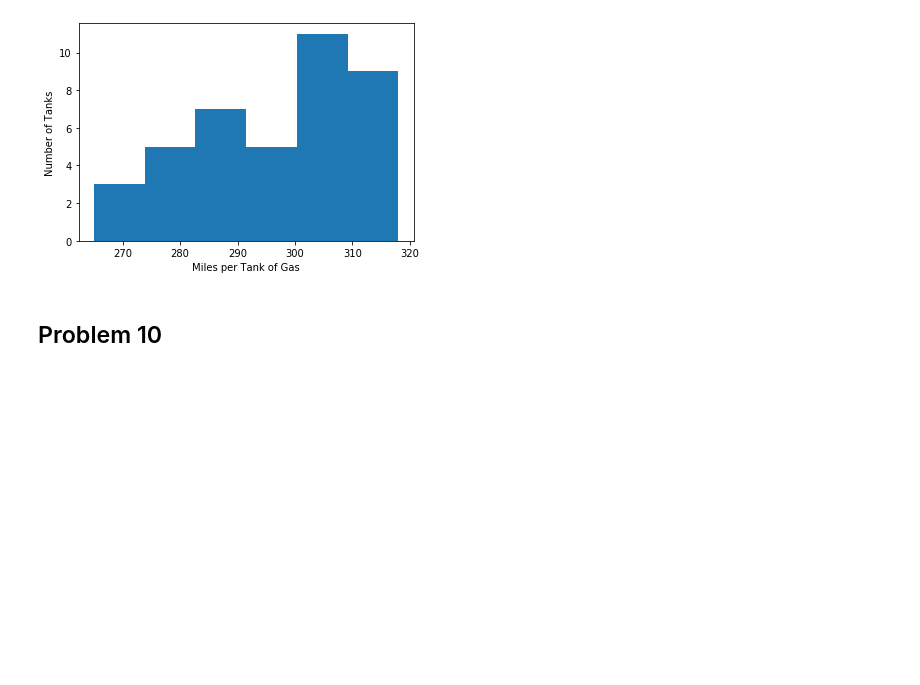
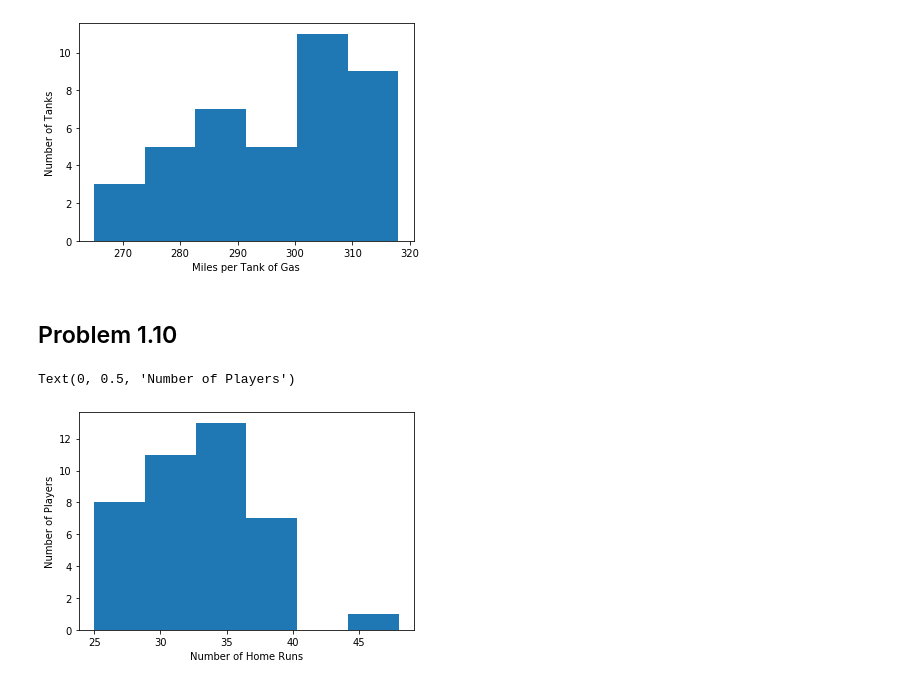
Before and after one commit to paulaonea/python-humongous-book-of-statistics, a Jupyter notebook: Chapter 1 - Displaying Descriptive Statistics.ipynb, the cells around one changed output. Cells and saved outputs as stored; diff of their text form; code cells hidden in the pictures; blank space fills up the shorter version.

```diff
--- a/Chapter 1 - Displaying Descriptive Statistics.ipynb
+++ b/Chapter 1 - Displaying Descriptive Statistics.ipynb
@@ -131,10 +131,15 @@ hist2.set_ylabel('Number of Tanks')
 Text(0, 0.5, 'Number of Tanks')
 [figure]
 # %% [markdown]
-## Problem 10
+## Problem 1.10
 # %%
-home_runs = pdSeries([48,40,38,37,37,37,37,37,36,36,
+home_runs = pd.Series([48,40,38,37,37,37,37,37,36,36,
                      35,34,34,34,33,33,33,33,33,33,
                      33,32,32,32,32,32,31,31,29,29,
-                     29,29,28,28,27,27,27,27,27,26])
-hist3 = home_runs.plot(kind='hist', bins=)
+                     29,29,28,28,27,27,27,27,27,25])
+hist3 = home_runs.plot(kind='hist', bins=6)
+hist3.set_xlabel('Number of Home Runs')
+hist3.set_ylabel('Number of Players')
+# %% [output]
+Text(0, 0.5, 'Number of Players')
+[figure, added]
```
Also changed, not shown: parts of 2 cells of this notebook.
